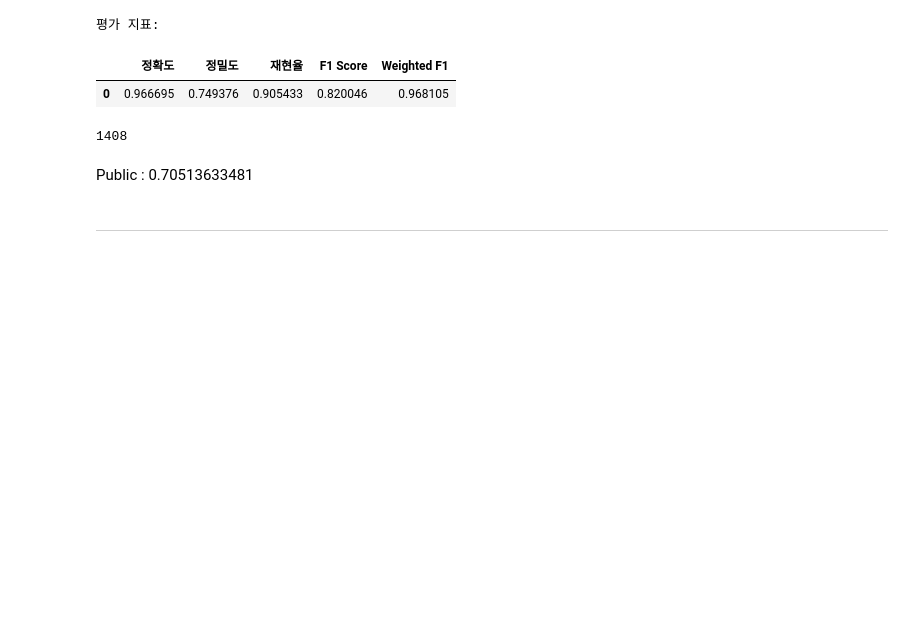
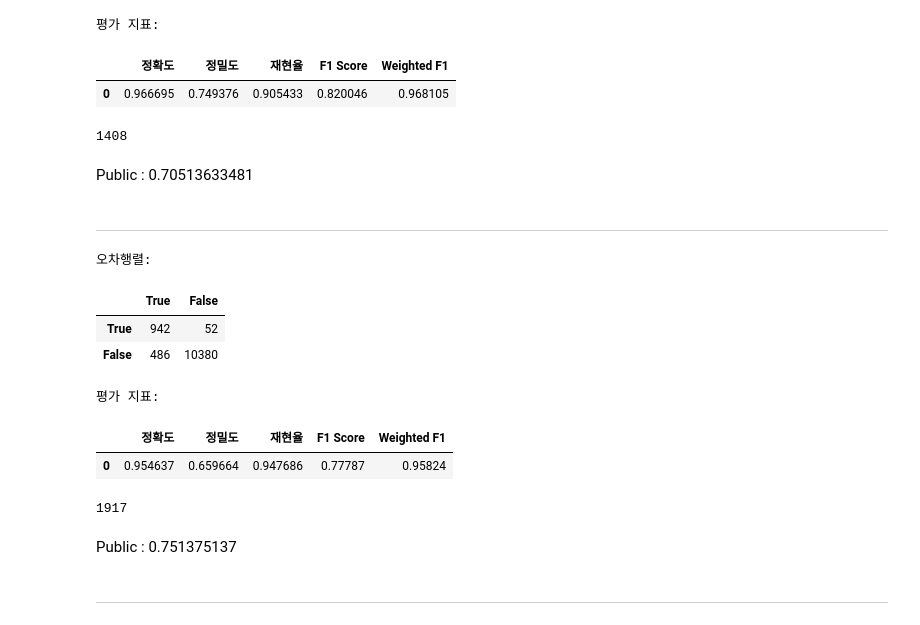
Before and after one commit to BaekJunehong/LG_Aimers_4th, a Jupyter notebook: Total_code.ipynb, the cells around one changed output. Drawn from its saved outputs; the diff is of its cells as text; code cells hidden in the pictures; blank space fills up the shorter version.

Commit message:
model code upload

```diff
--- a/Total_code.ipynb
+++ b/Total_code.ipynb
@@ -1061,24 +1061,3 @@ sum(test_pred) # True로 예측된 개수
 Public : 0.58030303
 # %% [markdown]
 ------
-# %%
-# ExtraTrees
-et_model = ExtraTreesClassifier(
-    n_estimators=100
-    , max_depth=48
-    , min_samples_split=3
-		, min_samples_leaf=1
-		, criterion='gini'
-		, random_state=0
-)
-
-et_model.fit(x_train, y_train)
-
-pred = et_model.predict(x_val)
-get_clf_eval(y_val, pred)
-
-# 예측에 필요한 데이터 분리
-x_test = df_test_encoded.drop(["is_converted", "id"], axis=1)
-
-test_pred = et_model.predict(x_test)
-sum(test_pred) # True로 예측된 개수
@@ -1228,5 +1196,34 @@ sum(preds_02) # True로 예측된 개수
 1408
 # %% [markdown]
 Public : 0.70513633481
+# %% [markdown]
+-----
+# %%
+# 스레시홀드 0.2 적용
+soft_voting_preds_02 = [1 if prob > 0.1 else 0 for prob in soft_voting_probs]
+
+get_clf_eval(y_val, soft_voting_preds_02)
+
+# 예측에 필요한 데이터 분리
+x_test = df_test_encoded.drop(["is_converted", "id"], axis=1)
+
+# 확률 예측
+test_pred_probs = voting_model.predict_proba(x_test)[:, 1]
+
+# 스레시홀드 적용
+preds_02 = [1 if prob > 0.1 else 0 for prob in test_pred_probs]
+
+sum(preds_02) # True로 예측된 개수
+# %% [output]
+오차행렬:
+|  | True | False |
+| True | 942 | 52 |
+| False | 486 | 10380 |
+평가 지표:
+|  | 정확도 | 정밀도 | 재현율 | F1 Score | Weighted F1 |
+| 0 | 0.954637 | 0.659664 | 0.947686 | 0.77787 | 0.95824 |
+1917
+# %% [markdown]
+Public : 0.751375137
 # %% [markdown]
 ----
```
Also changed, not shown: parts of 19 cells of this notebook, 2 other files.
